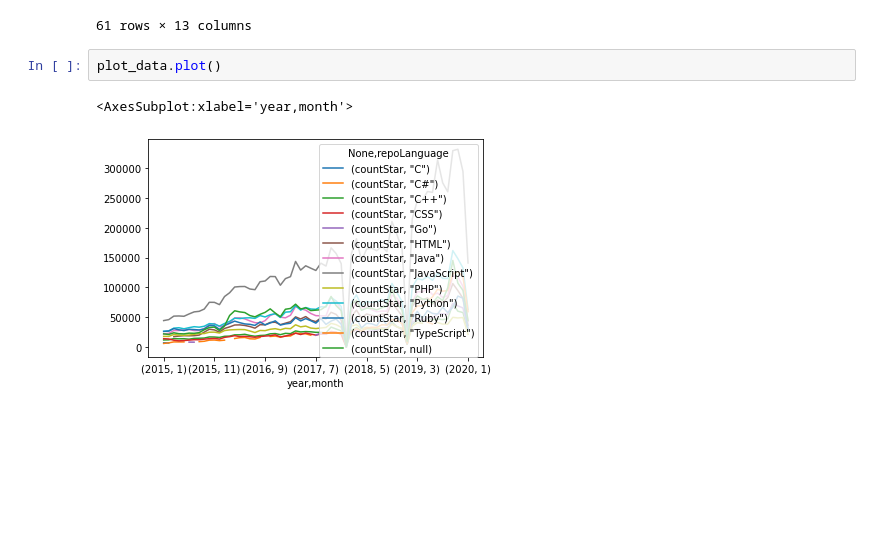
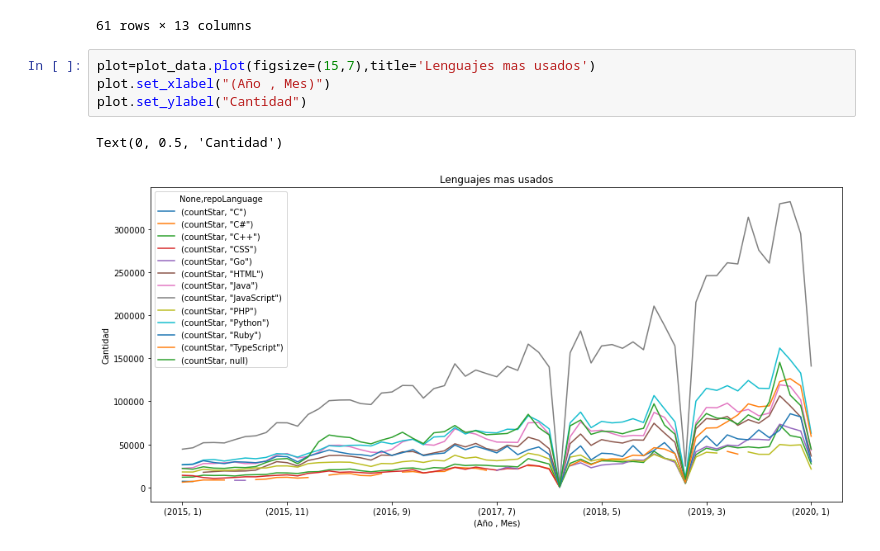
Before and after one commit to mnmallea/tp_procesamiento_seniales, a Jupyter notebook: notebooks/lenguajes.ipynb, the cells around one changed output. Cells and saved outputs as stored; diff of their text form; blank space fills up the shorter version.

```diff
--- a/notebooks/lenguajes.ipynb
+++ b/notebooks/lenguajes.ipynb
@@ -79,8 +79,10 @@ plot_data
 |  | 12 | NaN | NaN | 57895.0 | NaN | 65612.0 | 81906.0 | 101826.0 | 294597.0 | 49536.0 | ... |
 | 2020 | 1 | NaN | NaN | 27312.0 | NaN | 30850.0 | 36495.0 | 43204.0 | 140992.0 | 21335.0 | ... |
 61 rows × 13 columns
-# %%
-plot_data.plot()
-# %% [output]
-<AxesSubplot:xlabel='year,month'>
-[figure, removed]
+# %%
+plot=plot_data.plot(figsize=(15,7),title='Lenguajes mas usados')
+plot.set_xlabel("(Año , Mes)")
+plot.set_ylabel("Cantidad")
+# %% [output]
+Text(0, 0.5, 'Cantidad')
+[figure, added]
```
Also changed, not shown: 1 other file.
